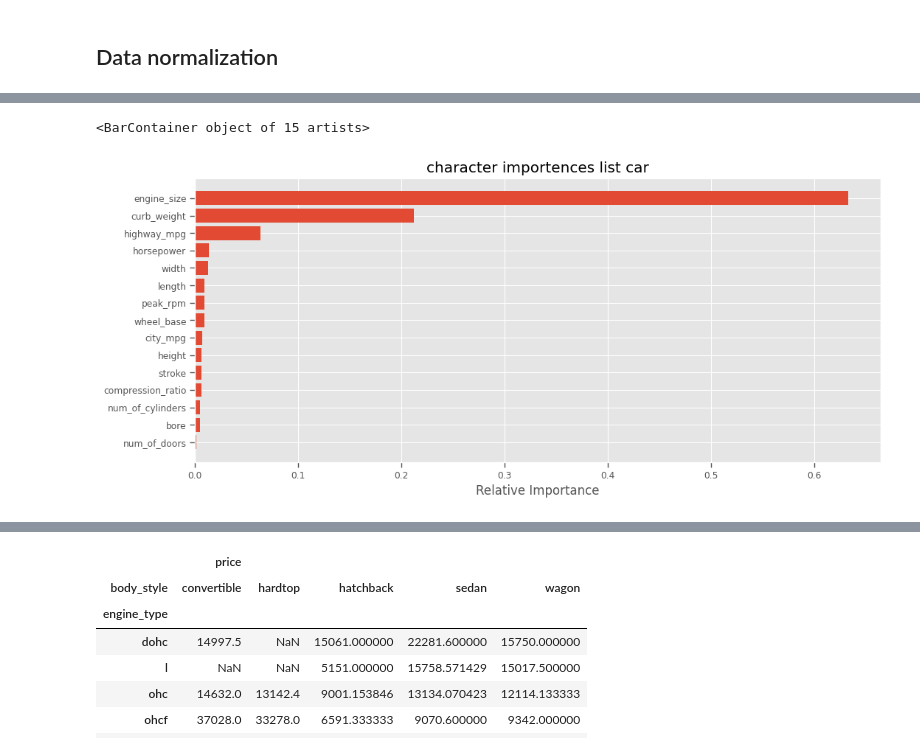
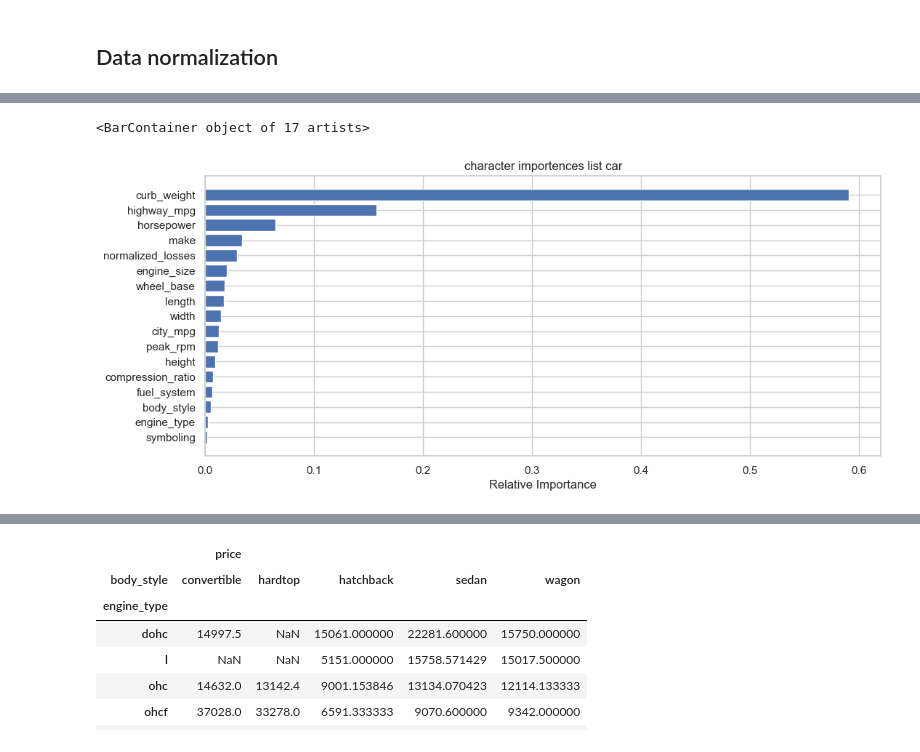
Before and after one commit to HarlamovGarik/dsml, a Jupyter notebook: Lab3/lab3_correlytion.ipynb, the cells around one changed output, grey strips where cells are left out. Drawn from its saved outputs; the diff is of its cells as text; code cells hidden in the pictures.

```diff
--- a/Lab3/lab3_correlytion.ipynb
+++ b/Lab3/lab3_correlytion.ipynb
@@ -166,3 +160,5 @@ df.reset_index(drop=True,inplace=True)
+# %%
+df_tr = df_tr[df_tr.price < df_tr.price.quantile(0.9)]
 # %% [markdown]
 #### Out
 # %%
@@ -248,0 +255,10 @@ df[["length","width","height"]].head()
+# %%
+
+selected_data = selector_varianceThreshold.fit_transform(df_tr)
+title_features = selector_varianceThreshold.get_feature_names_out(df_tr.columns)
+
+X, y = organize(df_tr, title_features)
+
+train_set = X
+train_y = y
+display(len(title_features))
@@ -251,3 +299,0 @@ df[["length","width","height"]].head()
-# %%
-sns.set_context("paper")
-matplotlib.style.use('ggplot')
@@ -268,31 +332,7 @@ sns.barplot(data=df.sort_values(["price"]),
 # %%
-def organize(data, titles:[], target='price'):
-    set_x = data.loc[:,titles]
-    y = set_x[target]
-    set_x = set_x.drop(target, axis=1)
-    return set_x.values.tolist(), y.values.tolist()
-
-title_character = [ "wheel_base",
-                    "num_of_cylinders",
-                    "num_of_doors",
-                    "length",
-                    "width",
-                    "height",
-                    "curb_weight",
-                    "engine_size",
-                    "bore",
-                    "stroke",
-                    "compression_ratio",
-                    "horsepower",
-                    "peak_rpm",
-                    "city_mpg",
-                    "highway_mpg",
-                    "price"]
-
-x, y = organize(df, title_character)
-LIMIT = len(x)
+LIMIT = len(X)
 print(df.num_of_doors.dtype)
-x_set = x[0:LIMIT]
+x_set = X[0:LIMIT]
 y = y[0:LIMIT]
 clf = RandomForestRegressor(n_estimators = 50, random_state = 123)
 clf.fit(x_set, y)
@@ -318,10 +360,10 @@ int32
 # %%
 fig, ax=plt.subplots(figsize=(12,5))
 importances = clf.feature_importances_
 indices =np.argsort(importances)
 ax.set(title="character importences list car", xlabel="Relative Importance", ylabel=None)
-plt.yticks(range(len(indices)),np.array(title_character)[indices])
+plt.yticks(range(len(indices)),np.array(title_features)[indices])
 ax.barh(range(len(indices)), importances[indices])
 # %% [output]
-<BarContainer object of 15 artists>
+<BarContainer object of 17 artists>
-[figure, old version]
+[figure, new version]
```
Also changed, not shown: parts of 34 cells of this notebook.
